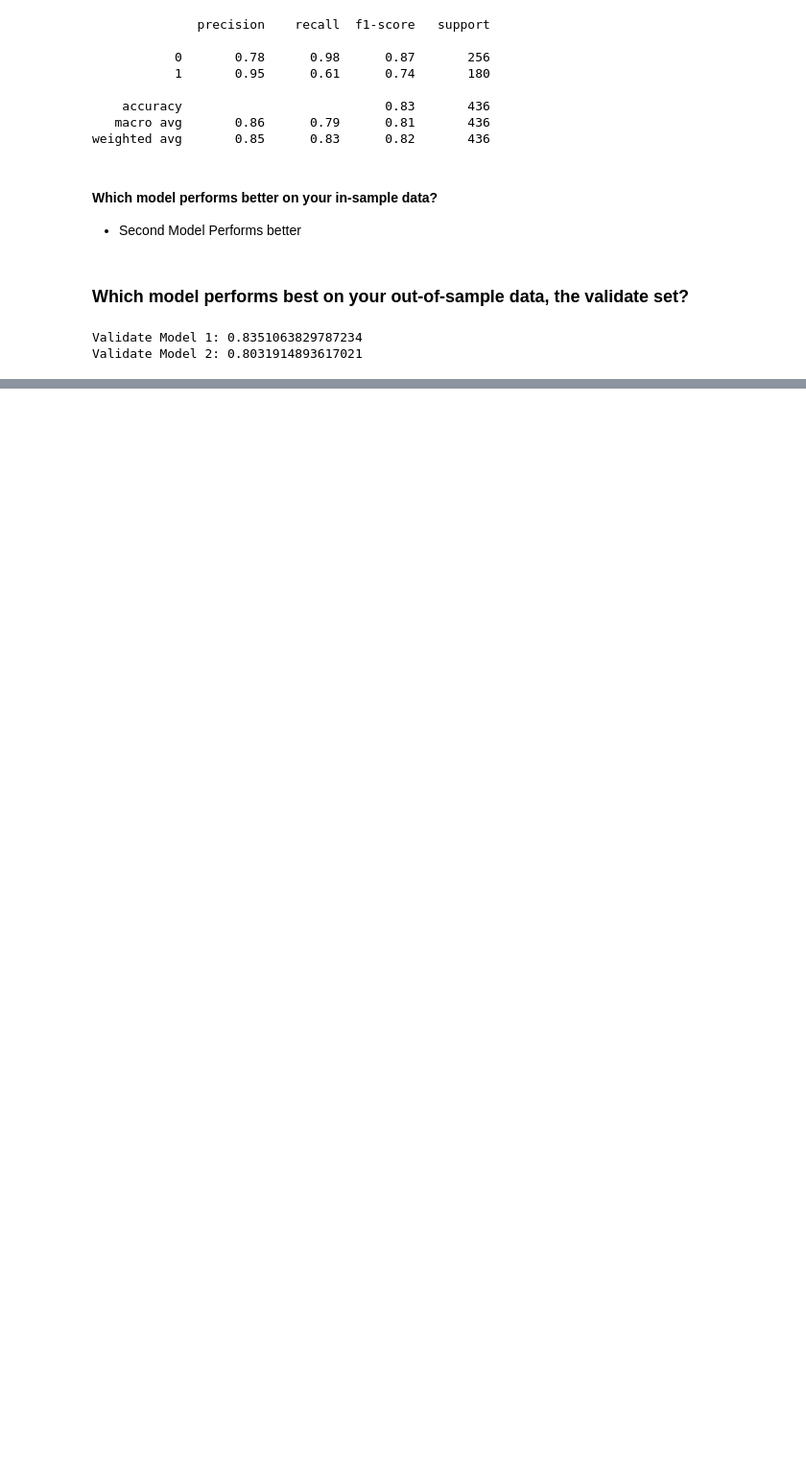
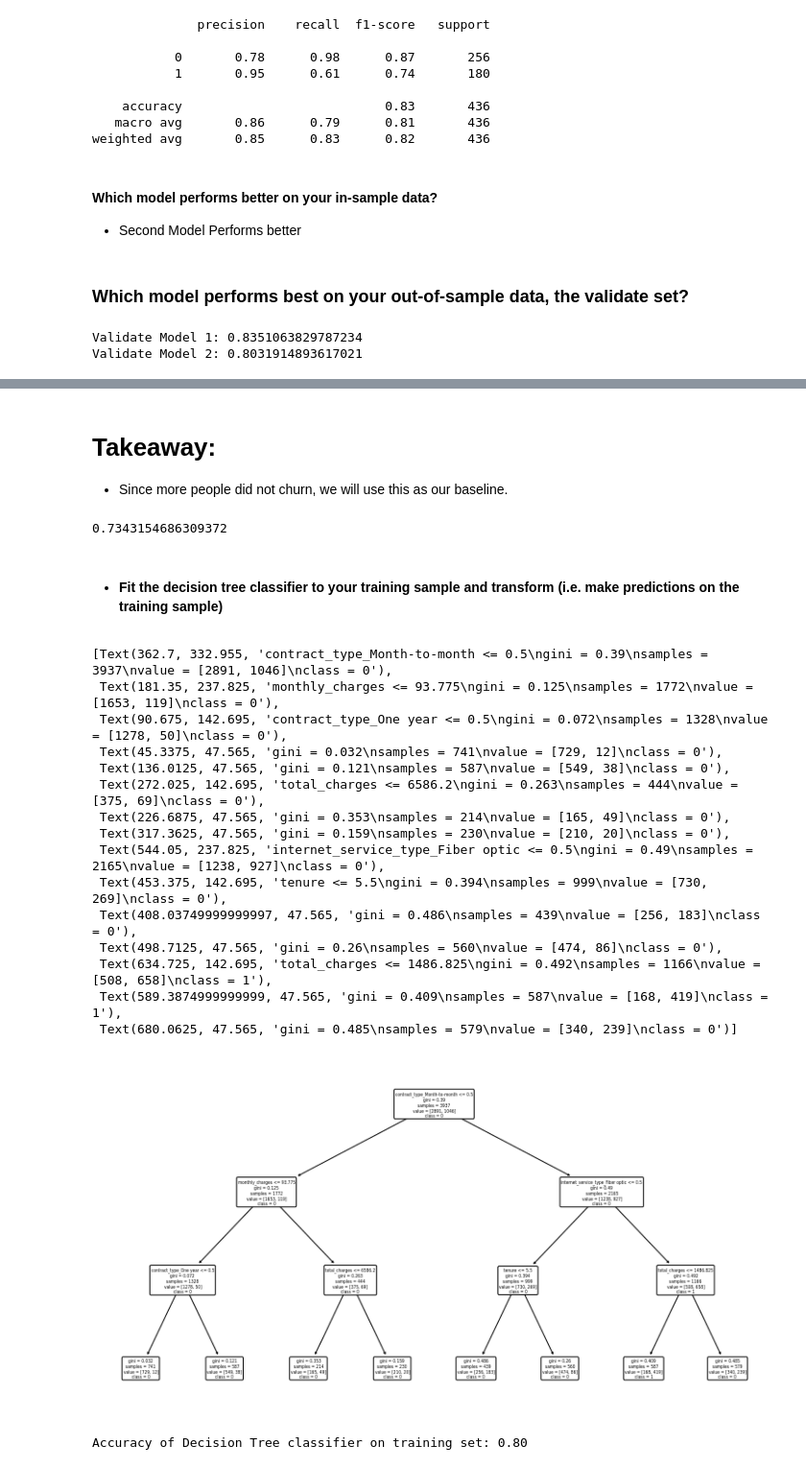
Before and after one commit to DeangeloBowen1/classification-exercises, a Jupyter notebook: model.ipynb, the cells around one changed output, grey strips where cells are left out. Shown at 96% size. Cells and saved outputs as stored; diff of their text form; code cells hidden in the pictures; blank space fills up the shorter version.

```diff
--- a/model.ipynb
+++ b/model.ipynb
@@ -271,0 +306,6 @@ Validate Model 2: 0.8031914893617021
+# %%
+train = train.drop(columns=['gender','contract_type',
+                            'payment_type', 'internet_service_type',
+                           'multiple_lines_No phone service',
+                            'multiple_lines'])
+train = train.replace({'Yes':1, 'No':0})
@@ -271,0 +329,55 @@ Validate Model 2: 0.8031914893617021
+# %% [markdown]
+# Takeaway:
+- Since more people did not churn, we will use this as our baseline.
+# %%
+baseline = (train.churn == 0).mean()
+baseline
+# %% [output]
+0.7343154686309372
+# %%
+# Now, create an X, Y version of the datasets
+
+# train dataset
+
+X_train = train.drop(columns=['churn'])
+y_train = train.churn
+
+# validate dataset
+X_validate = validate.drop(columns=['churn'])
+y_validate = validate.churn
+
+# test dataset
+X_test = test.drop(columns=['churn'])
+y_test = test.churn
+# %% [markdown]
+- #### Fit the decision tree classifier to your training sample and transform (i.e. make predictions on the training sample)
+# %%
+clf = DecisionTreeClassifier(max_depth=3, random_state=123)
+# %%
+clf = clf.fit(X_train, y_train)
+# %%
+plt.figure(figsize=(13, 7))
+plot_tree(clf, feature_names=X_train.columns,
+          class_names=clf.classes_.astype(str), rounded=True)
+# %% [output]
+[Text(362.7, 332.955, 'contract_type_Month-to-month <= 0.5\ngini = 0.39\nsamples = 3937\nvalue = [2891, 1046]\nclass = 0'),
+ Text(181.35, 237.825, 'monthly_charges <= 93.775\ngini = 0.125\nsamples = 1772\nvalue = [1653, 119]\nclass = 0'),
+ Text(90.675, 142.695, 'contract_type_One year <= 0.5\ngini = 0.072\nsamples = 1328\nvalue = [1278, 50]\nclass = 0'),
+ Text(45.3375, 47.565, 'gini = 0.032\nsamples = 741\nvalue = [729, 12]\nclass = 0'),
+ Text(136.0125, 47.565, 'gini = 0.121\nsamples = 587\nvalue = [549, 38]\nclass = 0'),
+ Text(272.025, 142.695, 'total_charges <= 6586.2\ngini = 0.263\nsamples = 444\nvalue = [375, 69]\nclass = 0'),
+ Text(226.6875, 47.565, 'gini = 0.353\nsamples = 214\nvalue = [165, 49]\nclass = 0'),
+ Text(317.3625, 47.565, 'gini = 0.159\nsamples = 230\nvalue = [210, 20]\nclass = 0'),
+ Text(544.05, 237.825, 'internet_service_type_Fiber optic <= 0.5\ngini = 0.49\nsamples = 2165\nvalue = [1238, 927]\nclass = 0'),
+ Text(453.375, 142.695, 'tenure <= 5.5\ngini = 0.394\nsamples = 999\nvalue = [730, 269]\nclass = 0'),
+ Text(408.03749999999997, 47.565, 'gini = 0.486\nsamples = 439\nvalue = [256, 183]\nclass = 0'),
+ Text(498.7125, 47.565, 'gini = 0.26\nsamples = 560\nvalue = [474, 86]\nclass = 0'),
+ Text(634.725, 142.695, 'total_charges <= 1486.825\ngini = 0.492\nsamples = 1166\nvalue = [508, 658]\nclass = 1'),
+ Text(589.3874999999999, 47.565, 'gini = 0.409\nsamples = 587\nvalue = [168, 419]\nclass = 1'),
+ Text(680.0625, 47.565, 'gini = 0.485\nsamples = 579\nvalue = [340, 239]\nclass = 0')]
+[figure, added]
+# %%
+print('Accuracy of Decision Tree classifier on training set: {:.2f}'
+      .format(clf.score(X_train, y_train)))
+# %% [output]
+Accuracy of Decision Tree classifier on training set: 0.80
```
Also changed, not shown: parts of 76 cells of this notebook.
